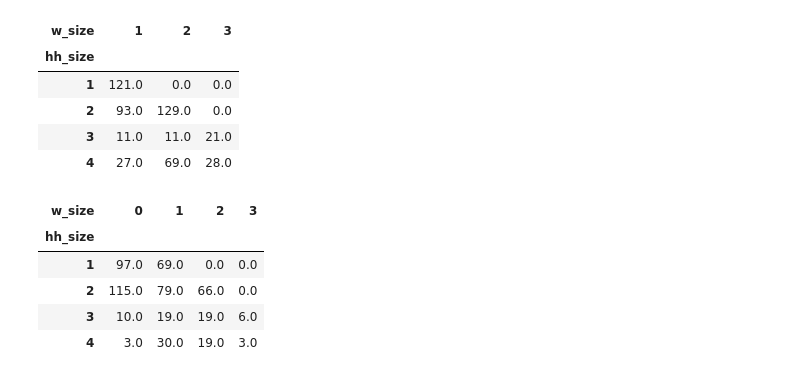
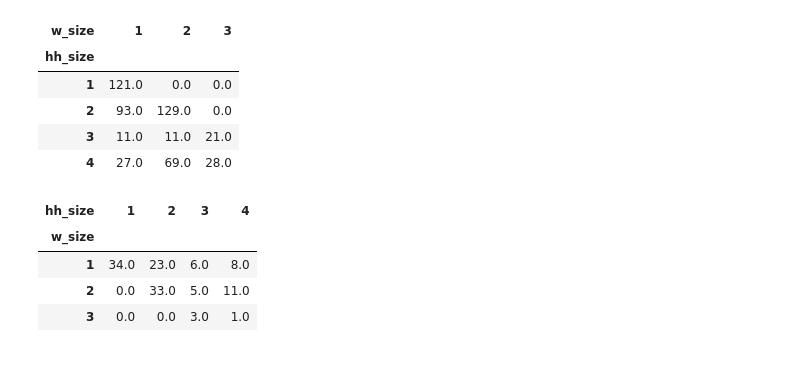
Before and after one commit to RSGInc/scog_model, a Jupyter notebook: 1-Inputs_Preparation/Survey/2_SurveyTripRates.ipynb, the cells around one changed output. Cells and saved outputs as stored; diff of their text form; code cells hidden in the pictures.

```diff
--- a/1-Inputs_Preparation/Survey/2_SurveyTripRates.ipynb
+++ b/1-Inputs_Preparation/Survey/2_SurveyTripRates.ipynb
@@ -412,3 +810,8 @@ hhrecsHBO
+# %%
+# HH making NHBW trips
+NHBW_trips = trips[trips['model_purpose'] == "NHBW"]
+NHBW_hh_id = NHBW_trips['hh_id'].unique()
+NHBW_hh = hh[hh['hh_id'].isin(NHBW_hh_id)]
 # %%
 triprecsNHBW = htsRecordsbyTwoVars(trips_df=trips, count_field='trip_id', x = "w_size" , y = "hh_size", groups = "NHBW")
 triprecsNHBW
@@ -420,12 +823,11 @@ triprecsNHBW
 | 3 | 11.0 | 11.0 | 21.0 |
 | 4 | 27.0 | 69.0 | 28.0 |
 # %%
-hhrecsNHBW = htsRecordsbyTwoVars(trips_df=hh, count_field='hh_id', x = "w_size" , y = "hh_size", groups = "all")
+hhrecsNHBW = htsRecordsbyTwoVars(trips_df=NHBW_hh, count_field='hh_id', x = "hh_size" , y = "w_size", groups = "all")
 hhrecsNHBW
 # %% [output]
-| w_size | 0 | 1 | 2 | 3 |
-| hh_size |  |  |  |  |
-| 1 | 97.0 | 69.0 | 0.0 | 0.0 |
-| 2 | 115.0 | 79.0 | 66.0 | 0.0 |
-| 3 | 10.0 | 19.0 | 19.0 | 6.0 |
-| 4 | 3.0 | 30.0 | 19.0 | 3.0 |
+| hh_size | 1 | 2 | 3 | 4 |
+| w_size |  |  |  |  |
+| 1 | 34.0 | 23.0 | 6.0 | 8.0 |
+| 2 | 0.0 | 33.0 | 5.0 | 11.0 |
+| 3 | 0.0 | 0.0 | 3.0 | 1.0 |
```
Also changed, not shown: parts of 72 cells of this notebook, 4 other files.
